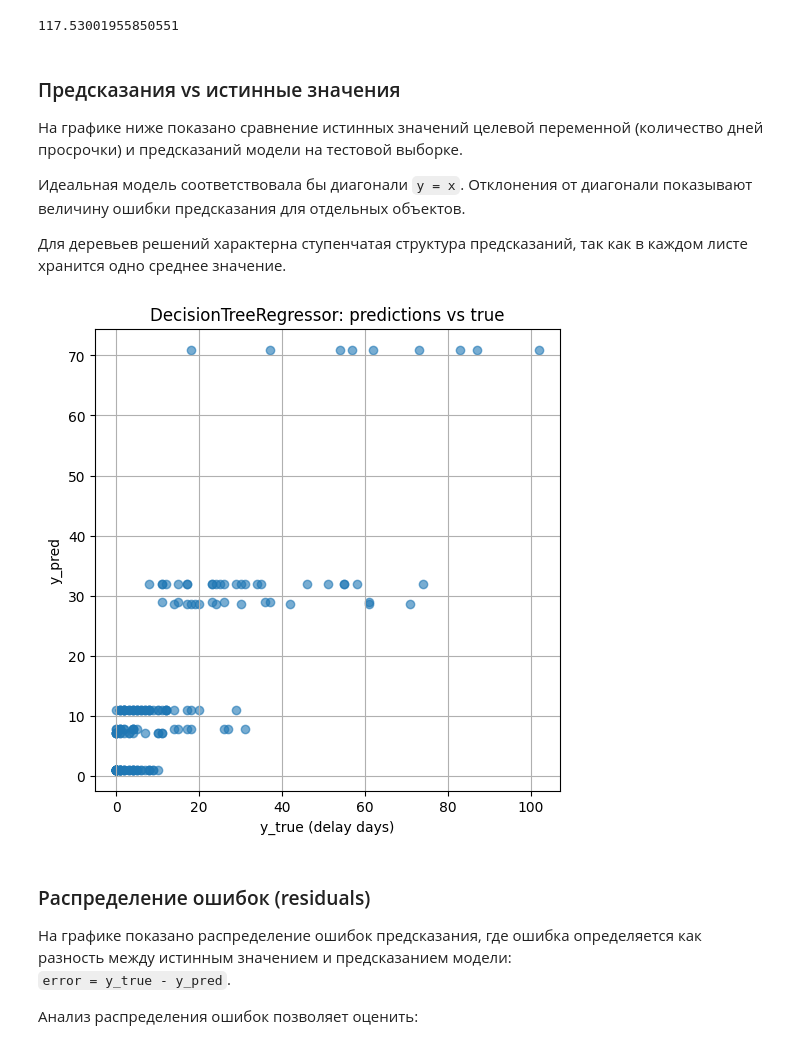
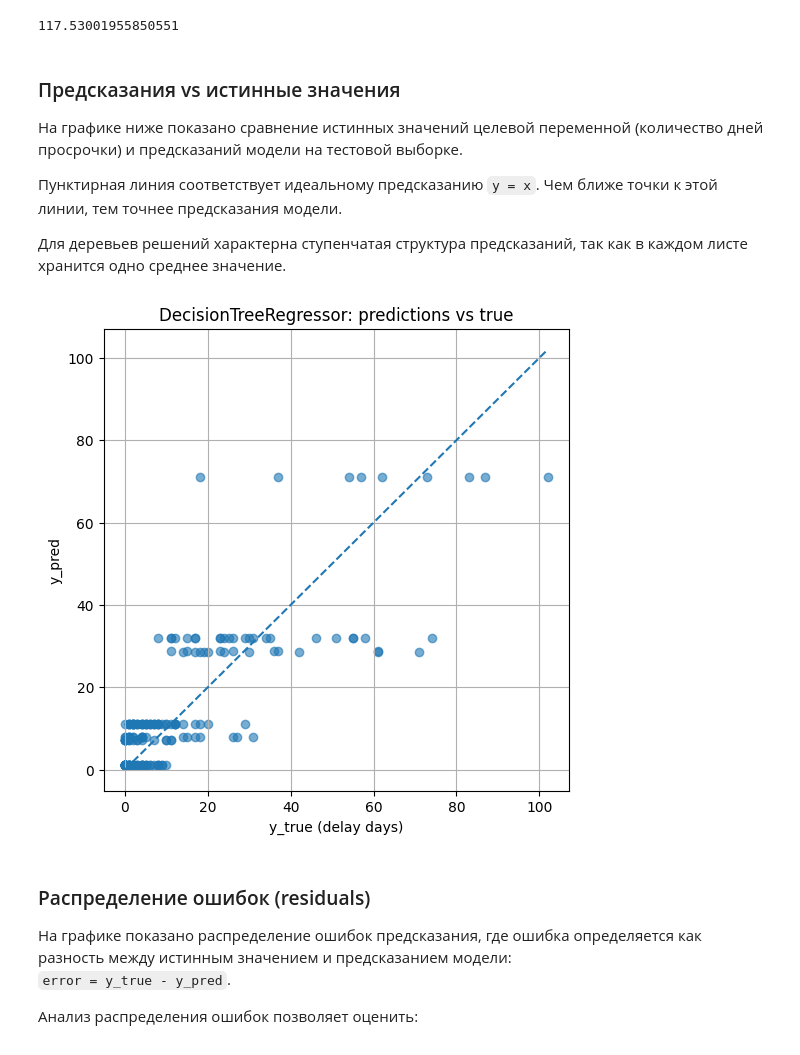
Before and after one commit to mrKserol/ds-ml-fundamentals, a Jupyter notebook: models/decision_tree/decision_tree_regressor.ipynb, the cells around one changed output. Drawn from its saved outputs; the diff is of its cells as text; code cells hidden in the pictures.

```diff
--- a/models/decision_tree/decision_tree_regressor.ipynb
+++ b/models/decision_tree/decision_tree_regressor.ipynb
@@ -102,23 +102,29 @@ mse_manual
 На графике ниже показано сравнение истинных значений целевой переменной
 (количество дней просрочки) и предсказаний модели на тестовой выборке.
 
-Идеальная модель соответствовала бы диагонали `y = x`.
-Отклонения от диагонали показывают величину ошибки предсказания
-для отдельных объектов.
+Пунктирная линия соответствует идеальному предсказанию `y = x`.
+Чем ближе точки к этой линии, тем точнее предсказания модели.
 
 Для деревьев решений характерна ступенчатая структура предсказаний,
 так как в каждом листе хранится одно среднее значение.
 # %%
 plt.figure(figsize=(6, 6))
 plt.scatter(y_test, y_pred_manual, alpha=0.6)
+
+# линия идеального предсказания
+lims = [
+    min(y_test.min(), y_pred_manual.min()),
+    max(y_test.max(), y_pred_manual.max())
+]
+plt.plot(lims, lims, linestyle="--")
 
 plt.xlabel("y_true (delay days)")
 plt.ylabel("y_pred")
 plt.title("DecisionTreeRegressor: predictions vs true")
 plt.grid(True)
 plt.show()
 # %% [output]
-[figure, old version]
+[figure, new version]
 # %% [markdown]
 ### Распределение ошибок (residuals)
 
```
